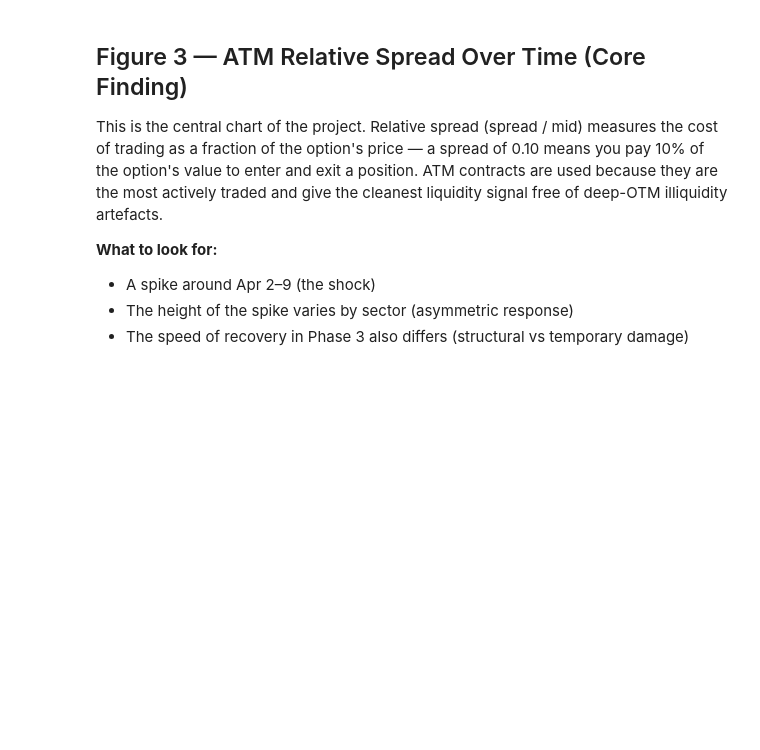
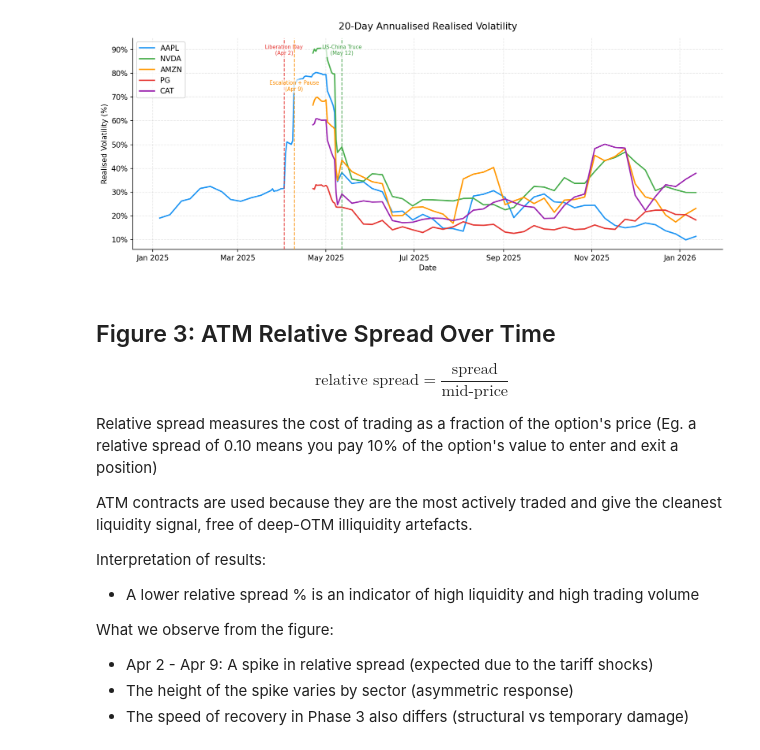
Before and after one commit to tzejiannn/tariff-shock-options-study, a Jupyter notebook: notebooks/eda.ipynb, the cells around one changed output. Drawn from its saved outputs; the diff is of its cells as text; code cells hidden in the pictures; blank space fills up the shorter version.

```diff
--- a/notebooks/eda.ipynb
+++ b/notebooks/eda.ipynb
@@ -175,38 +179,45 @@ Realised vol (RV) is the rolling 20-day annualised standard deviation of log ret
 # %%
-print("Generating Figure 2: realised volatility...")
-
 rv_ts = (
     df.dropna(subset=["realised_vol"])
     .groupby(["collection_date", "ticker"])["realised_vol"]
     .first()
     .reset_index()
 )
 
 fig, ax = plt.subplots(figsize=(12, 5))
 
 for ticker in TICKERS:
     data = rv_ts[rv_ts["ticker"] == ticker]
     ax.plot(data["collection_date"], data["realised_vol"] * 100,
             color=COLORS[ticker], label=ticker, linewidth=1.8)
 
 add_event_lines(ax)
-ax.set_title("20-Day Realised Volatility -- Annualised (%)", fontsize=13, pad=12)
+ax.set_title("20-Day Annualised Realised Volatility", fontsize=13, pad=12)
 ax.set_xlabel("Date")
 ax.set_ylabel("Realised Volatility (%)")
 ax.yaxis.set_major_formatter(mticker.PercentFormatter(decimals=0))
 ax.legend(loc="upper left", framealpha=0.8)
 ax.xaxis.set_major_formatter(mdates.DateFormatter("%b %Y"))
 fig.tight_layout()
 
 # save(fig, "fig2_realised_vol.png")
 plt.show()
+# %% [output]
+[figure, added]
 # %% [markdown]
-## Figure 3 — ATM Relative Spread Over Time (Core Finding)
+## Figure 3: ATM Relative Spread Over Time
 
-This is the central chart of the project. Relative spread (spread / mid) measures the cost of trading as a fraction of the option's price — a spread of 0.10 means you pay 10% of the option's value to enter and exit a position. ATM contracts are used because they are the most actively traded and give the cleanest liquidity signal free of deep-OTM illiquidity artefacts.
+$$\text{relative spread} = \frac{\text{spread}}{\text{mid-price}}$$
 
-**What to look for:**
-- A spike around Apr 2–9 (the shock)
+Relative spread measures the cost of trading as a fraction of the option's price (Eg. a relative spread of 0.10 means you pay 10% of the option's value to enter and exit a position)
+
+ATM contracts are used because they are the most actively traded and give the cleanest liquidity signal, free of deep-OTM illiquidity artefacts.
+
+Interpretation of results:
+- A lower relative spread % is an indicator of high liquidity and high trading volume
+
+What we observe from the figure:
+- Apr 2 - Apr 9: A spike in relative spread (expected due to the tariff shocks)
 - The height of the spike varies by sector (asymmetric response)
 - The speed of recovery in Phase 3 also differs (structural vs temporary damage)
 # %%
```
Also changed, not shown: parts of 21 cells of this notebook, 8 other files.
